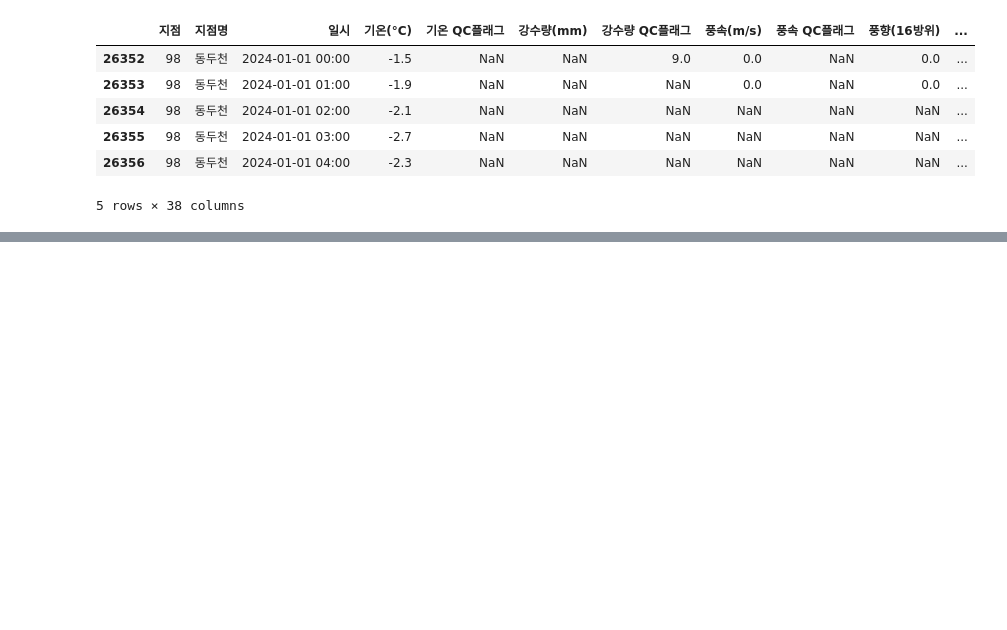
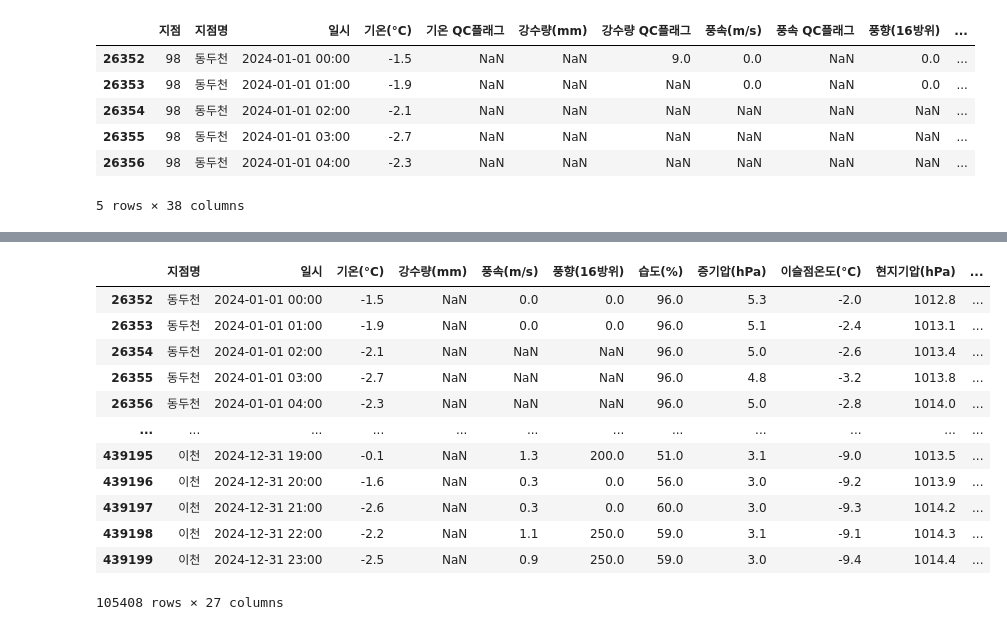
Before and after one commit to ccw23a/Wind_Renewable_Energy_Map, a Jupyter notebook: Python_Code/CSV_Dataset_Analysis_Base.ipynb, the cells around one changed output, grey strips where cells are left out. Cells and saved outputs as stored; diff of their text form; code cells hidden in the pictures; blank space fills up the shorter version.

```diff
--- a/Python_Code/CSV_Dataset_Analysis_Base.ipynb
+++ b/Python_Code/CSV_Dataset_Analysis_Base.ipynb
@@ -217,0 +237,19 @@ df_climate_ASOS_2024_Selected.to_csv('../Dataset/기후데이터_인천시_제
+# %%
+# delete off 지점 in df_climate_ASOS_2024_Selected
+columns_to_drop = ['지점']
+df_climate_ASOS_2024_Cleaned = df_climate_ASOS_2024_Cleaned.drop(columns=columns_to_drop)
+df_climate_ASOS_2024_Cleaned
+# %% [output]
+|  | 지점명 | 일시 | 기온(°C) | 강수량(mm) | 풍속(m/s) | 풍향(16방위) | 습도(%) | 증기압(hPa) | 이슬점온도(°C) | 현지기압(hPa) | ... |
+| 26352 | 동두천 | 2024-01-01 00:00 | -1.5 | NaN | 0.0 | 0.0 | 96.0 | 5.3 | -2.0 | 1012.8 | ... |
+| 26353 | 동두천 | 2024-01-01 01:00 | -1.9 | NaN | 0.0 | 0.0 | 96.0 | 5.1 | -2.4 | 1013.1 | ... |
+| 26354 | 동두천 | 2024-01-01 02:00 | -2.1 | NaN | NaN | NaN | 96.0 | 5.0 | -2.6 | 1013.4 | ... |
+| 26355 | 동두천 | 2024-01-01 03:00 | -2.7 | NaN | NaN | NaN | 96.0 | 4.8 | -3.2 | 1013.8 | ... |
+| 26356 | 동두천 | 2024-01-01 04:00 | -2.3 | NaN | NaN | NaN | 96.0 | 5.0 | -2.8 | 1014.0 | ... |
+| ... | ... | ... | ... | ... | ... | ... | ... | ... | ... | ... | ... |
+| 439195 | 이천 | 2024-12-31 19:00 | -0.1 | NaN | 1.3 | 200.0 | 51.0 | 3.1 | -9.0 | 1013.5 | ... |
+| 439196 | 이천 | 2024-12-31 20:00 | -1.6 | NaN | 0.3 | 0.0 | 56.0 | 3.0 | -9.2 | 1013.9 | ... |
+| 439197 | 이천 | 2024-12-31 21:00 | -2.6 | NaN | 0.3 | 0.0 | 60.0 | 3.0 | -9.3 | 1014.2 | ... |
+| 439198 | 이천 | 2024-12-31 22:00 | -2.2 | NaN | 1.1 | 250.0 | 59.0 | 3.1 | -9.1 | 1014.3 | ... |
+| 439199 | 이천 | 2024-12-31 23:00 | -2.5 | NaN | 0.9 | 250.0 | 59.0 | 3.0 | -9.4 | 1014.4 | ... |
+105408 rows × 27 columns
```
Also changed, not shown: parts of 1 cell of this notebook, 2 other files.
